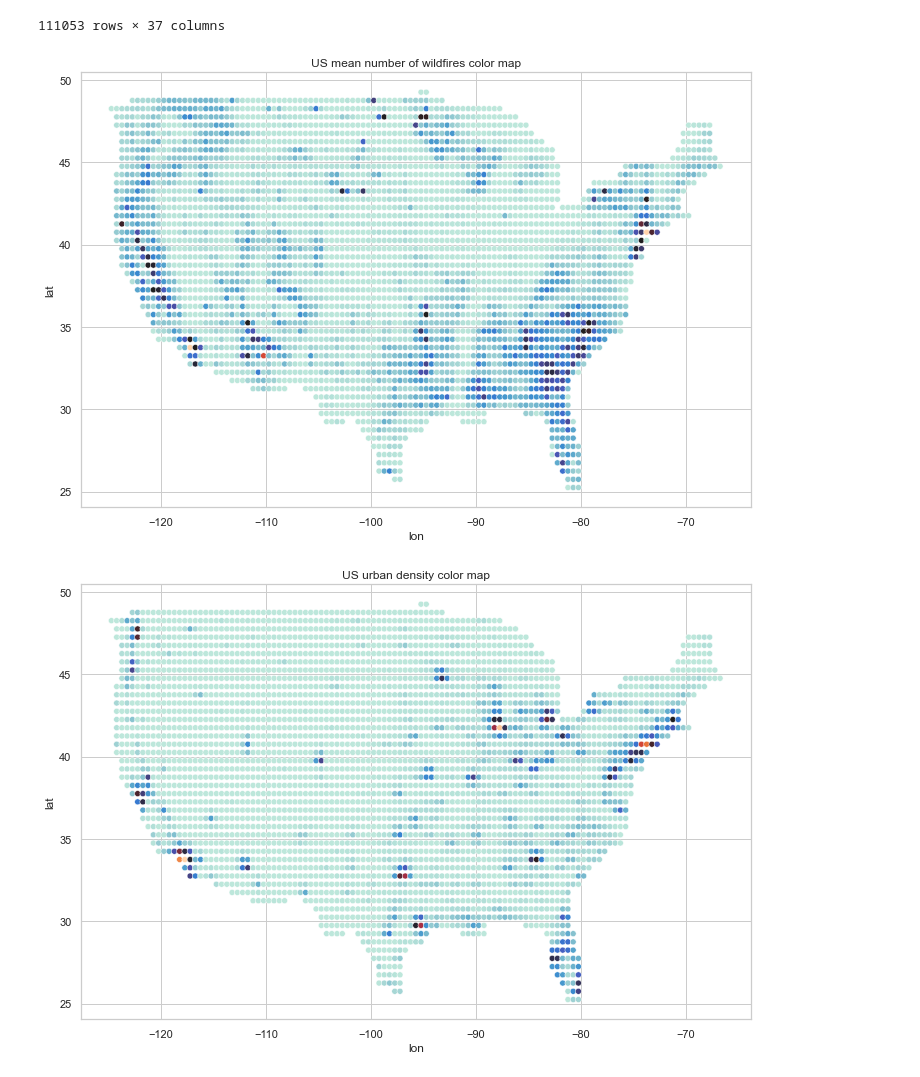
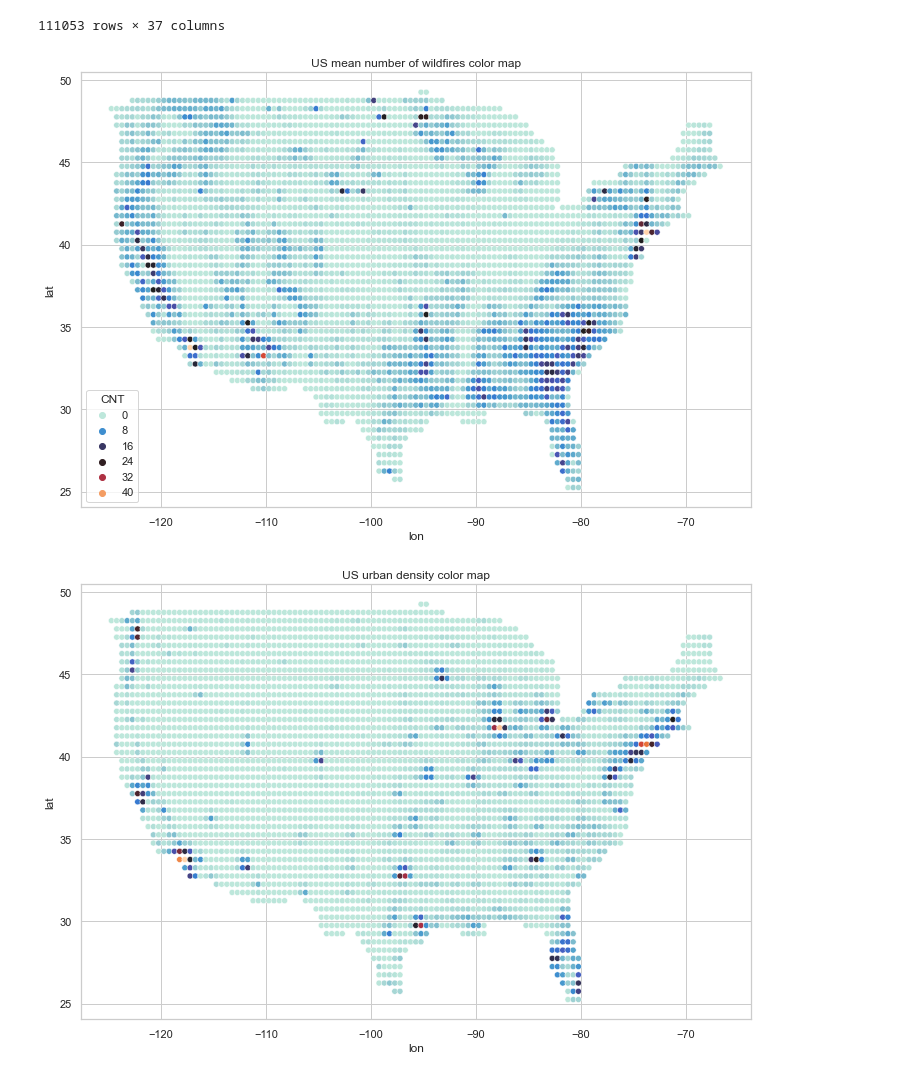
Before and after one commit to MegaCookies88/Data-Challenge-Wildfires, a Jupyter notebook: wildfires.ipynb, the cells around one changed output. Cells and saved outputs as stored; diff of their text form; code cells hidden in the pictures.

Commit message:
data visualisation

```diff
--- a/wildfires.ipynb
+++ b/wildfires.ipynb
@@ -86,11 +86,11 @@ data_validation
 # %%
 # Plotting wildfires map
 plt.figure(figsize=(12,8))
 plt.title('US mean number of wildfires color map')
-sns.scatterplot(x="lon", y="lat", hue='CNT', palette='icefire', legend=False,
+sns.scatterplot(x="lon", y="lat", hue='CNT', palette='icefire', legend=True,
                 data=data.groupby(by=['lon','lat'])[['CNT']].mean().reset_index());
 # %% [output]
-[figure, old version]
+[figure, new version]
 # %%
 # Plotting Urban map
 plt.figure(figsize=(12,8))
```
Also changed, not shown: parts of 4 cells of this notebook, 1 other file.
